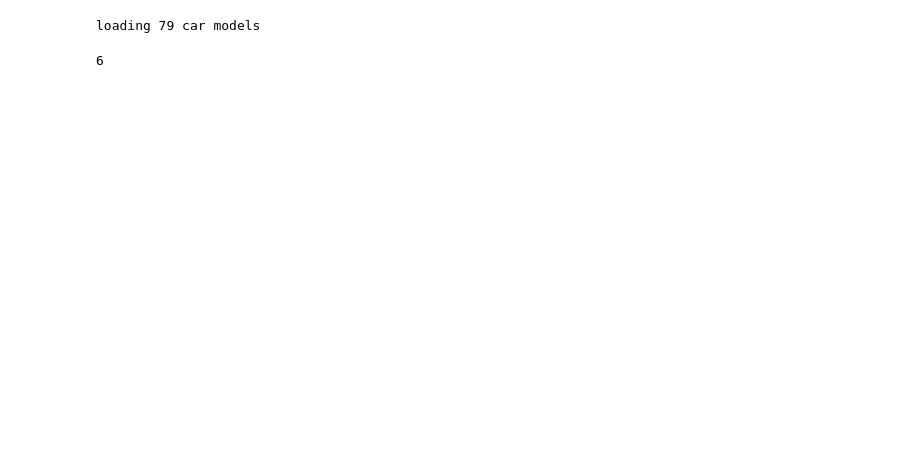
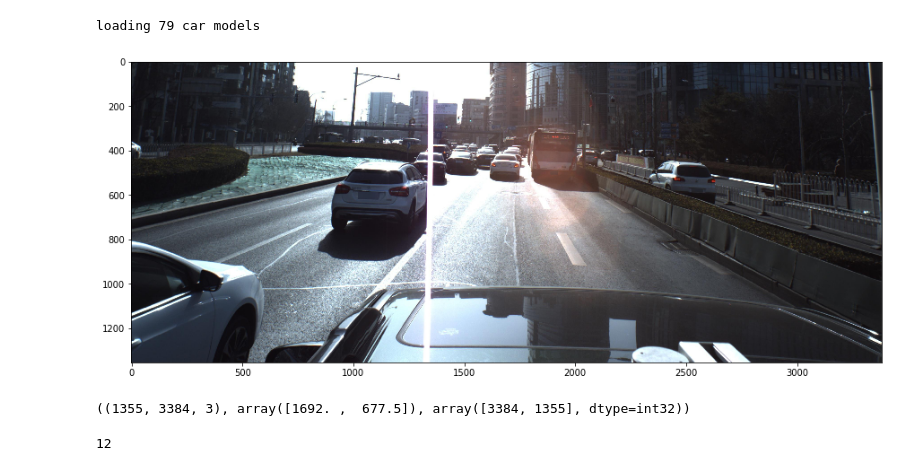
Before and after one commit to dmitry-vorobiev/kaggle-pku-autonomous-driving-centernet, a Jupyter notebook: notebooks/heatmap.ipynb, the cells around one changed output. Saved outputs shown, nothing was run; the diff lists cells and outputs as text; code cells hidden in the pictures; blank space fills up the shorter version.

```diff
--- a/notebooks/heatmap.ipynb
+++ b/notebooks/heatmap.ipynb
@@ -355,11 +348,32 @@ car_models = load_car_models()
 loading 79 car models
 # %%
 df = pd.read_csv(os.path.join(INPUT_PATH, 'train.csv'))
+# %%
+img_id = 'ID_0289b0bc8'
+img = imread(f'train_images/{img_id}.jpg')
+
+if IMG_BOTTOM_HALF:
+    h_mid = img.shape[0] // 2
+    img = img[h_mid:]
+
+imshow(img)
+# %% [output]
+[figure, added]
+# %%
+height, width = img.shape[0], img.shape[1]
+
+inp_w, inp_h = 1280, 512
+c = np.array([width / 2., height / 2.])
+s = np.array([width, height], dtype=np.int32)
+
+img.shape, c, s
+# %% [output]
+((1355, 3384, 3), array([1692. ,  677.5]), array([3384, 1355], dtype=int32))
 # %%
 num_classes = 1
 max_objs = 50
 
-anns = find_car_poses(df, 'ID_003c35b2e')
+anns = find_car_poses(df, img_id)
 bboxes = calc_2D_boxes(anns, car_models, [width, height])
 
 for ann, bbox in zip(anns, bboxes):
@@ -368,7 +382,7 @@ for ann, bbox in zip(anns, bboxes):
 num_objs = min(len(anns), max_objs)
 num_objs
 # %% [output]
-6
+12
 # %%
 anns[0]
 # %% [output]
```
Also changed, not shown: parts of 10 cells of this notebook, 6 other files.
